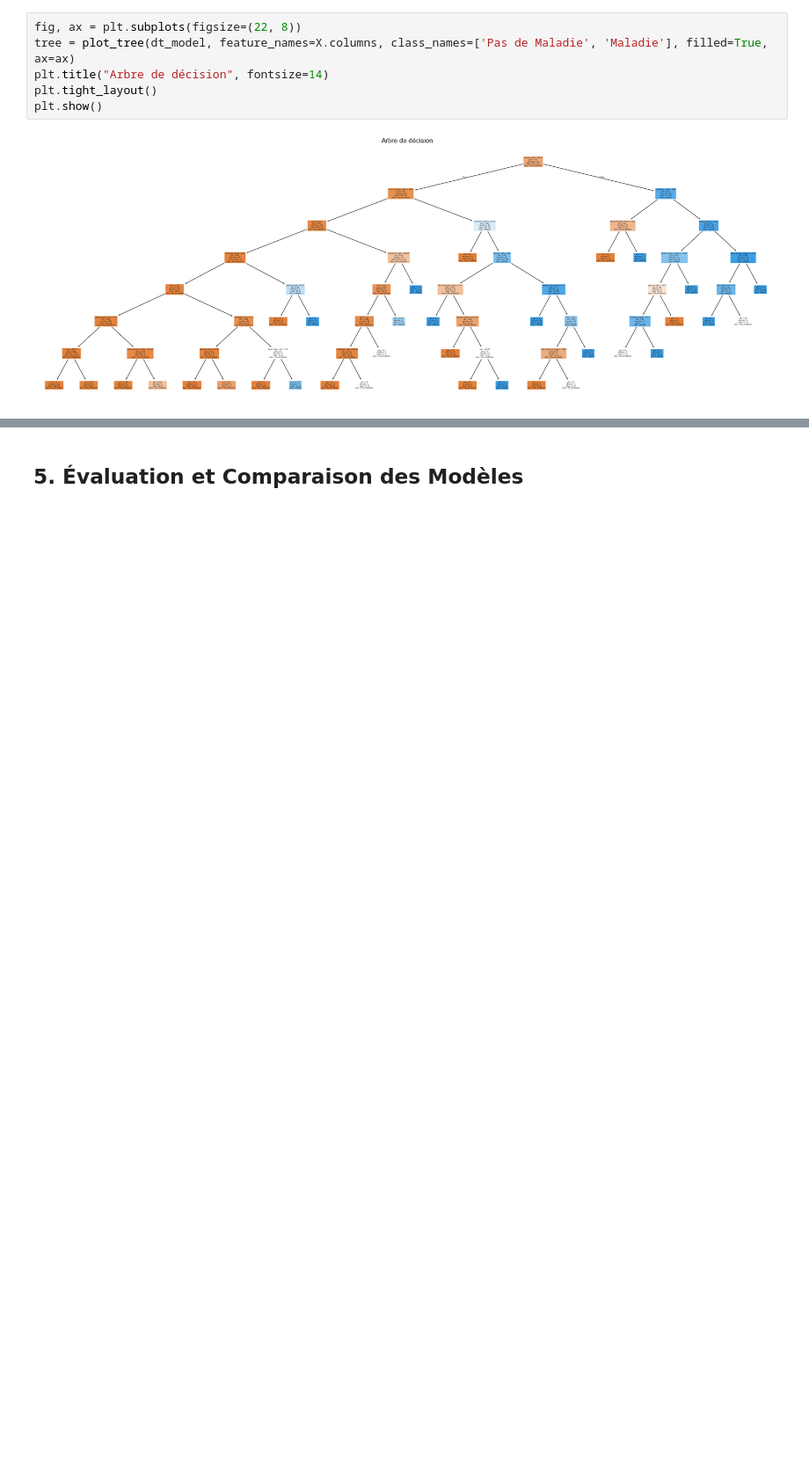
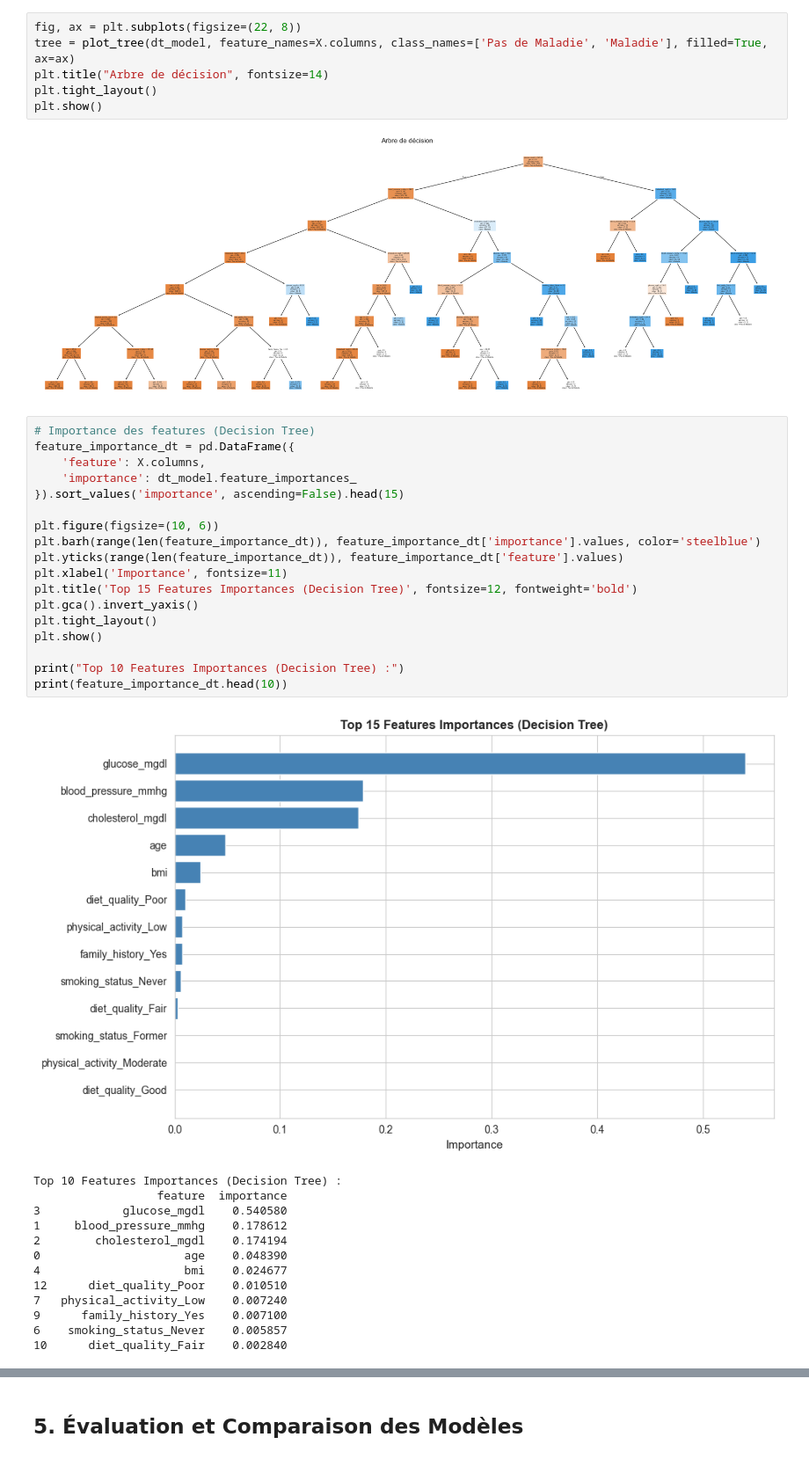
Before and after one commit to 18Nilsou/Modelisation_et_resolution_de_problemes_basees_sur_l_apprentissage_automatique, a Jupyter notebook: TP.ipynb, the cells around one changed output, grey strips where cells are left out. Shown at 88% size. Saved outputs shown, nothing was run; the diff lists cells and outputs as text; blank space fills up the shorter version.

```diff
--- a/TP.ipynb
+++ b/TP.ipynb
@@ -419,6 +457,38 @@ plt.tight_layout()
 plt.show()
 # %% [output]
 [figure]
+# %%
+# Importance des features (Decision Tree)
+feature_importance_dt = pd.DataFrame({
+    'feature': X.columns,
+    'importance': dt_model.feature_importances_
+}).sort_values('importance', ascending=False).head(15)
+
+plt.figure(figsize=(10, 6))
+plt.barh(range(len(feature_importance_dt)), feature_importance_dt['importance'].values, color='steelblue')
+plt.yticks(range(len(feature_importance_dt)), feature_importance_dt['feature'].values)
+plt.xlabel('Importance', fontsize=11)
+plt.title('Top 15 Features Importances (Decision Tree)', fontsize=12, fontweight='bold')
+plt.gca().invert_yaxis()
+plt.tight_layout()
+plt.show()
+
+print("Top 10 Features Importances (Decision Tree) :")
+print(feature_importance_dt.head(10))
+# %% [output]
+[figure, added]
+Top 10 Features Importances (Decision Tree) :
+                  feature  importance
+3            glucose_mgdl    0.540580
+1     blood_pressure_mmhg    0.178612
+2        cholesterol_mgdl    0.174194
+0                     age    0.048390
+4                     bmi    0.024677
+12      diet_quality_Poor    0.010510
+7   physical_activity_Low    0.007240
+9      family_history_Yes    0.007100
+6    smoking_status_Never    0.005857
+10      diet_quality_Fair    0.002840
 # %%
 # Modèle 4: SVM
 print("\n" + "=" * 50)
```
Also changed, not shown: parts of 22 cells of this notebook.
